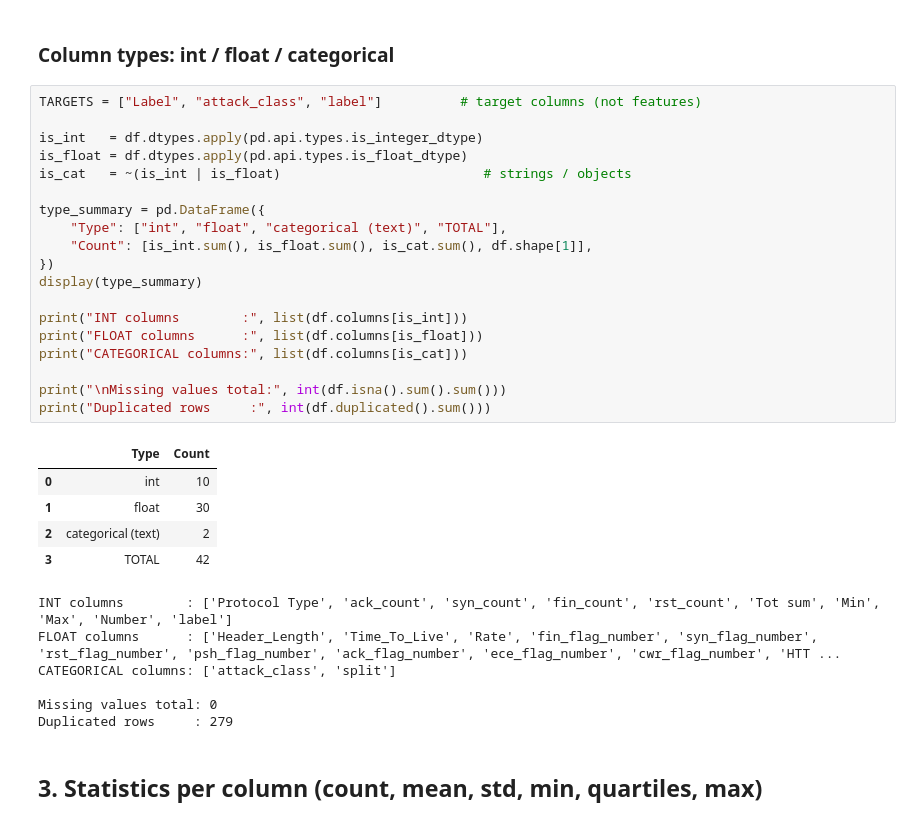
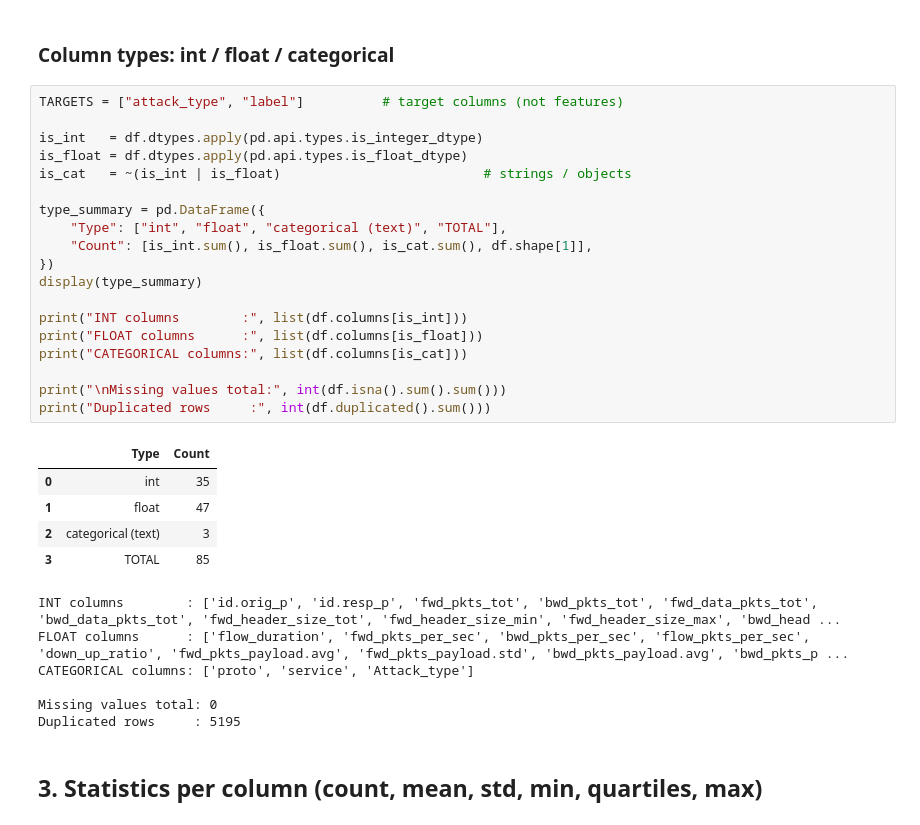
Before and after one commit to moeC4070/Machine_learning_project, a Jupyter notebook: Notebooks/01_data_loading_and_info.ipynb, the cells around one changed output. Saved outputs shown, nothing was run; the diff lists cells and outputs as text.

```diff
--- a/Notebooks/01_data_loading_and_info.ipynb
+++ b/Notebooks/01_data_loading_and_info.ipynb
@@ -94,36 +71,36 @@ memory usage: 46.4 MB
 # %% [markdown]
 ### Column types: int / float / categorical
 # %%
-TARGETS = ["Label", "attack_class", "label"]          # target columns (not features)
+TARGETS = ["attack_type", "label"]          # target columns (not features)
 
 is_int   = df.dtypes.apply(pd.api.types.is_integer_dtype)
 is_float = df.dtypes.apply(pd.api.types.is_float_dtype)
 is_cat   = ~(is_int | is_float)                          # strings / objects
 
 type_summary = pd.DataFrame({
     "Type": ["int", "float", "categorical (text)", "TOTAL"],
     "Count": [is_int.sum(), is_float.sum(), is_cat.sum(), df.shape[1]],
 })
 display(type_summary)
 
 print("INT columns        :", list(df.columns[is_int]))
 print("FLOAT columns      :", list(df.columns[is_float]))
 print("CATEGORICAL columns:", list(df.columns[is_cat]))
 
 print("\nMissing values total:", int(df.isna().sum().sum()))
 print("Duplicated rows     :", int(df.duplicated().sum()))
 # %% [output]
 |  | Type | Count |
-| 0 | int | 10 |
-| 1 | float | 30 |
-| 2 | categorical (text) | 2 |
-| 3 | TOTAL | 42 |
+| 0 | int | 35 |
+| 1 | float | 47 |
+| 2 | categorical (text) | 3 |
+| 3 | TOTAL | 85 |
-INT columns        : ['Protocol Type', 'ack_count', 'syn_count', 'fin_count', 'rst_count', 'Tot sum', 'Min', 'Max', 'Number', 'label']
-FLOAT columns      : ['Header_Length', 'Time_To_Live', 'Rate', 'fin_flag_number', 'syn_flag_number', 'rst_flag_number', 'psh_flag_number', 'ack_flag_number', 'ece_flag_number', 'cwr_flag_number', 'HTT ...
-CATEGORICAL columns: ['attack_class', 'split']
+INT columns        : ['id.orig_p', 'id.resp_p', 'fwd_pkts_tot', 'bwd_pkts_tot', 'fwd_data_pkts_tot', 'bwd_data_pkts_tot', 'fwd_header_size_tot', 'fwd_header_size_min', 'fwd_header_size_max', 'bwd_head ...
+FLOAT columns      : ['flow_duration', 'fwd_pkts_per_sec', 'bwd_pkts_per_sec', 'flow_pkts_per_sec', 'down_up_ratio', 'fwd_pkts_payload.avg', 'fwd_pkts_payload.std', 'bwd_pkts_payload.avg', 'bwd_pkts_p ...
+CATEGORICAL columns: ['proto', 'service', 'Attack_type']
 
 Missing values total: 0
-Duplicated rows     : 279
+Duplicated rows     : 5195
 # %% [markdown]
 ## 3. Statistics per column (count, mean, std, min, quartiles, max)
 # %%
```
Also changed, not shown: parts of 12 cells of this notebook, 4 other files.
